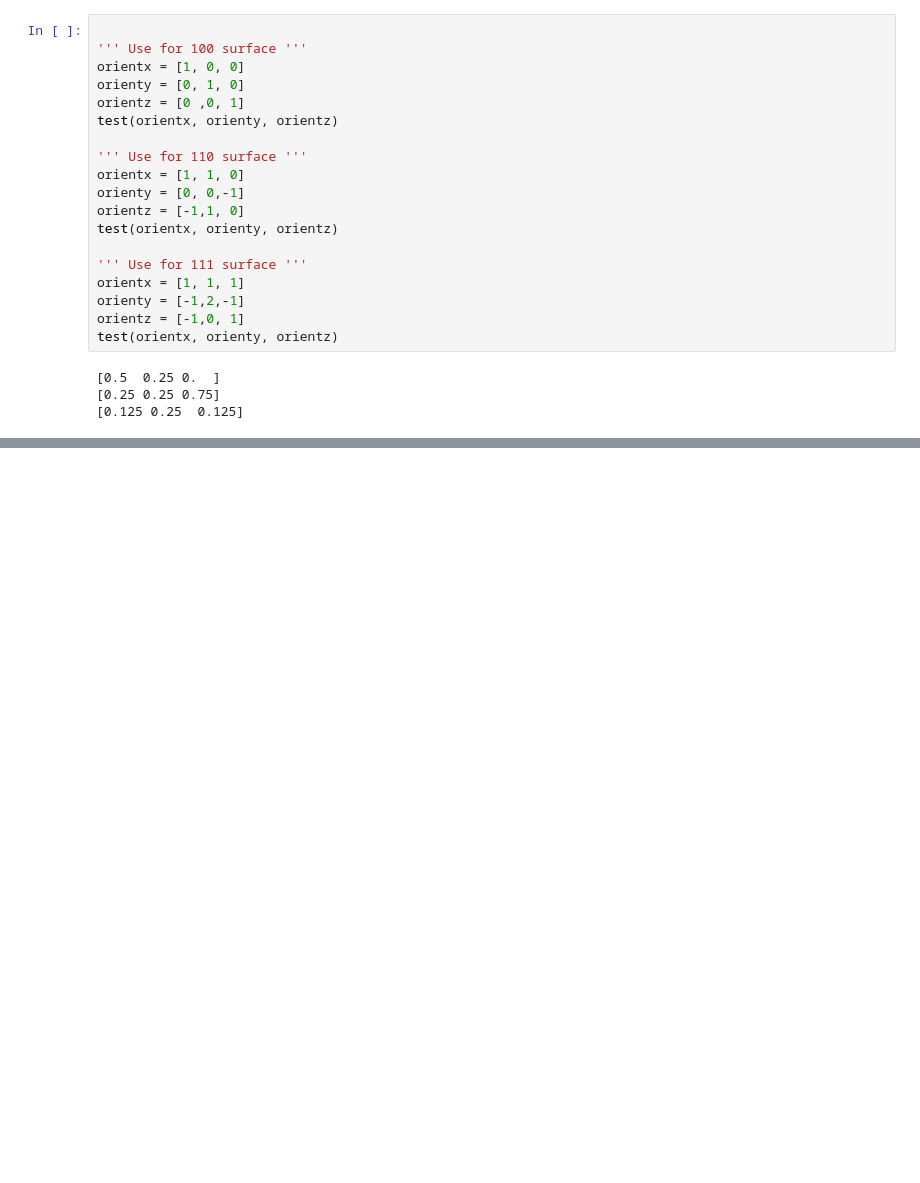
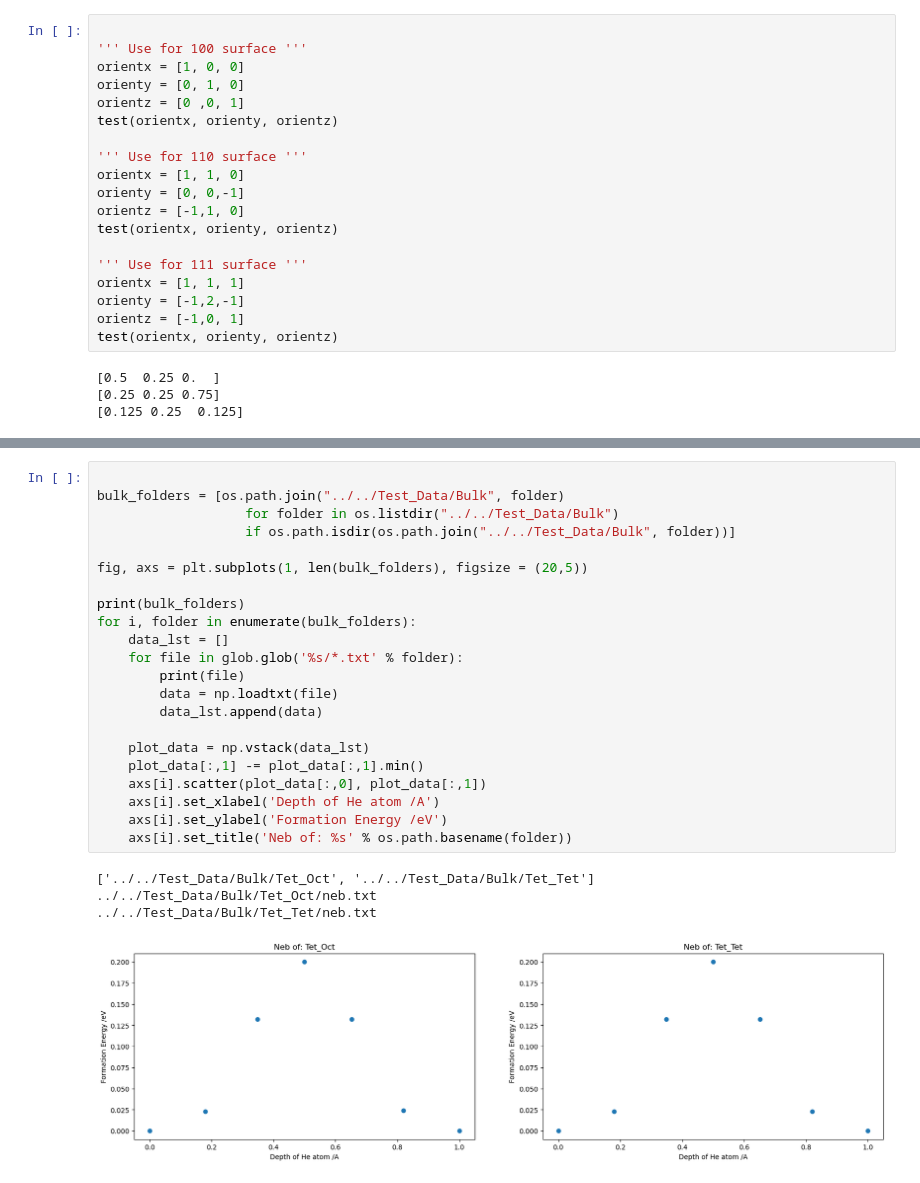
Before and after one commit to Samanyu-T/Fit_EAM, a Jupyter notebook: Jupyter Notebooks/Orientation.ipynb, the cells around one changed output, grey strips where cells are left out. Cells and saved outputs as stored; diff of their text form; blank space fills up the shorter version.

```diff
--- a/Jupyter Notebooks/Orientation.ipynb
+++ b/Jupyter Notebooks/Orientation.ipynb
@@ -77,0 +108,27 @@ print(data[-1,1])
+# %%
+
+bulk_folders = [os.path.join("../../Test_Data/Bulk", folder)
+                   for folder in os.listdir("../../Test_Data/Bulk")
+                   if os.path.isdir(os.path.join("../../Test_Data/Bulk", folder))]
+
+fig, axs = plt.subplots(1, len(bulk_folders), figsize = (20,5))
+
+print(bulk_folders)
+for i, folder in enumerate(bulk_folders):
+    data_lst = []
+    for file in glob.glob('%s/*.txt' % folder):
+        print(file)
+        data = np.loadtxt(file)
+        data_lst.append(data)
+
+    plot_data = np.vstack(data_lst)
+    plot_data[:,1] -= plot_data[:,1].min()
+    axs[i].scatter(plot_data[:,0], plot_data[:,1])
+    axs[i].set_xlabel('Depth of He atom /A')
+    axs[i].set_ylabel('Formation Energy /eV')
+    axs[i].set_title('Neb of: %s' % os.path.basename(folder))
+# %% [output]
+['../../Test_Data/Bulk/Tet_Oct', '../../Test_Data/Bulk/Tet_Tet']
+../../Test_Data/Bulk/Tet_Oct/neb.txt
+../../Test_Data/Bulk/Tet_Tet/neb.txt
+[figure, added]
```
Also changed, not shown: parts of 3 cells of this notebook, 12 other files.
